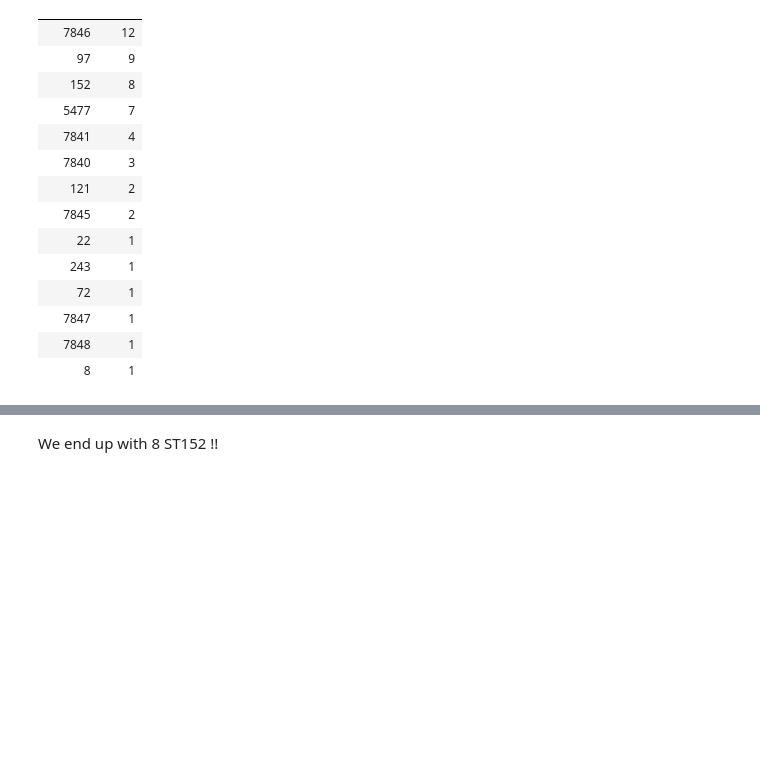
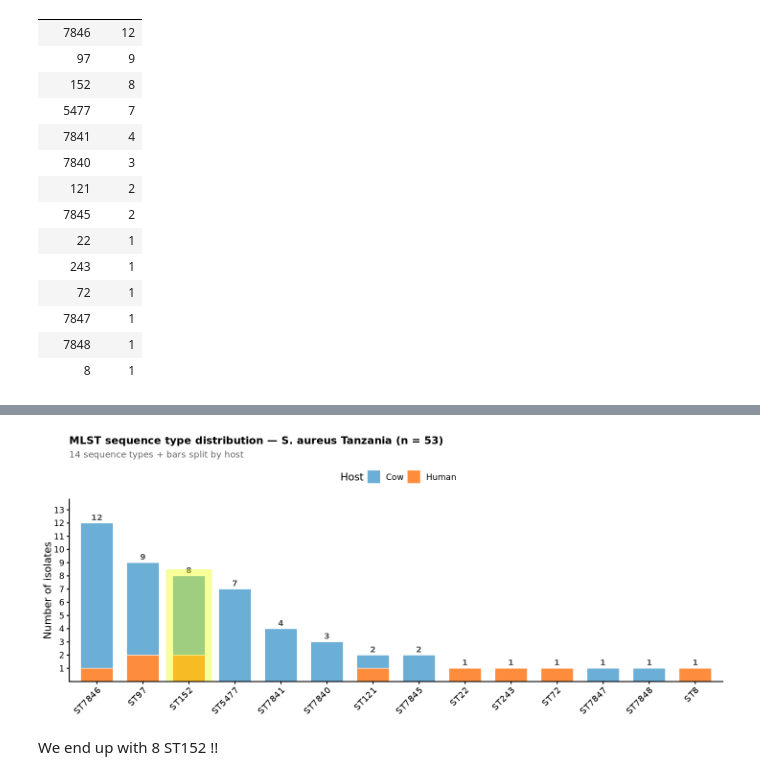
Before and after one commit to andregodinhodtu/23262_infectious_disease_project, a Jupyter notebook: source/analysis/kmer_mlst_resfinder.ipynb, the cells around one changed output, grey strips where cells are left out. Cells and saved outputs as stored; diff of their text form; code cells hidden in the pictures; blank space fills up the shorter version.

```diff
--- a/source/analysis/kmer_mlst_resfinder.ipynb
+++ b/source/analysis/kmer_mlst_resfinder.ipynb
@@ -645,3 +675,56 @@ metadata_tidy |>
+# %%
+
+options(repr.plot.width = 12, repr.plot.height = 5)
+# ── Colours ───────────────────────────────────────────────────────────────────
+host_pal <- c("Cow" = "#6BAED6", "Human" = "#FD8D3C")
+
+# ── Count per ST x host, order ST by total frequency ─────────────────────────
+st_counts <- metadata_tidy %>%
+  mutate(ST = as.character(ST)) %>%
+  count(ST, host) %>%
+  group_by(ST) %>%
+  mutate(total = sum(n)) %>%
+  ungroup() %>%
+  mutate(
+    ST = fct_reorder(ST, -total),
+    ST_label = paste0("ST", ST)
+  )
+
+# ── Plot ──────────────────────────────────────────────────────────────────────
+ggplot(st_counts, aes(x = fct_reorder(paste0("ST", ST), -total), y = n, fill = host)) +
+  geom_col(width = 0.7, color = "white", linewidth = 0.3) +
+  # total count above each bar
+  geom_text(
+    data = st_counts %>% group_by(ST) %>% summarise(total = sum(n), .groups = "drop"),
+    aes(x = paste0("ST", ST), y = total, label = total, fill = NULL),
+    vjust = -0.5, size = 3.5, color = "grey30", fontface = "bold"
+  ) +
+  # highlight ST152 x-axis label
+  scale_x_discrete() +
+  scale_fill_manual(values = host_pal, name = "Host") +
+  scale_y_continuous(expand = expansion(mult = c(0, 0.15)), breaks = 1:15) +
+  labs(
+    title    = "MLST sequence type distribution — S. aureus Tanzania (n = 53)",
+    subtitle = "14 sequence types + bars split by host",
+    x        = NULL,
+    y        = "Number of isolates"
+  ) +
+  theme_classic(base_size = 13) +
+  theme(
+    plot.title      = element_text(face = "bold", size = 13),
+    plot.subtitle   = element_text(color = "grey40", size = 11),
+    axis.text.x     = element_text(angle = 45, hjust = 1, size = 11),
+    legend.position = "top"
+  ) +
+  # manual yellow rect highlight behind ST152 bar
+  annotate("rect",
+    xmin = which(levels(fct_reorder(paste0("ST", st_counts$ST), -st_counts$total)) == "ST152") - 0.5,
+    xmax = which(levels(fct_reorder(paste0("ST", st_counts$ST), -st_counts$total)) == "ST152") + 0.5,
+    ymin = 0, ymax = 8.5,
+    fill = "#eeff01", alpha = 0.4
+  )
+# %% [output]
+[figure, added]
 # %% [markdown]
 We end up with 8 ST152 !!
 # %% [markdown]
```
Also changed, not shown: parts of 1 cell of this notebook, 2 other files.
